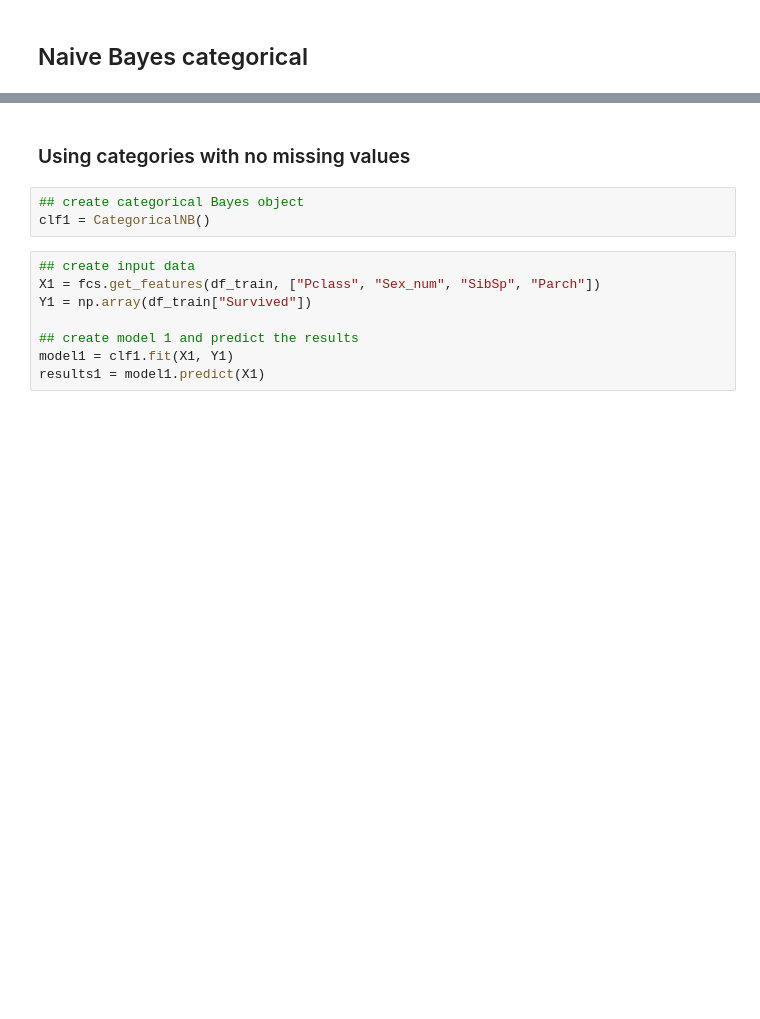
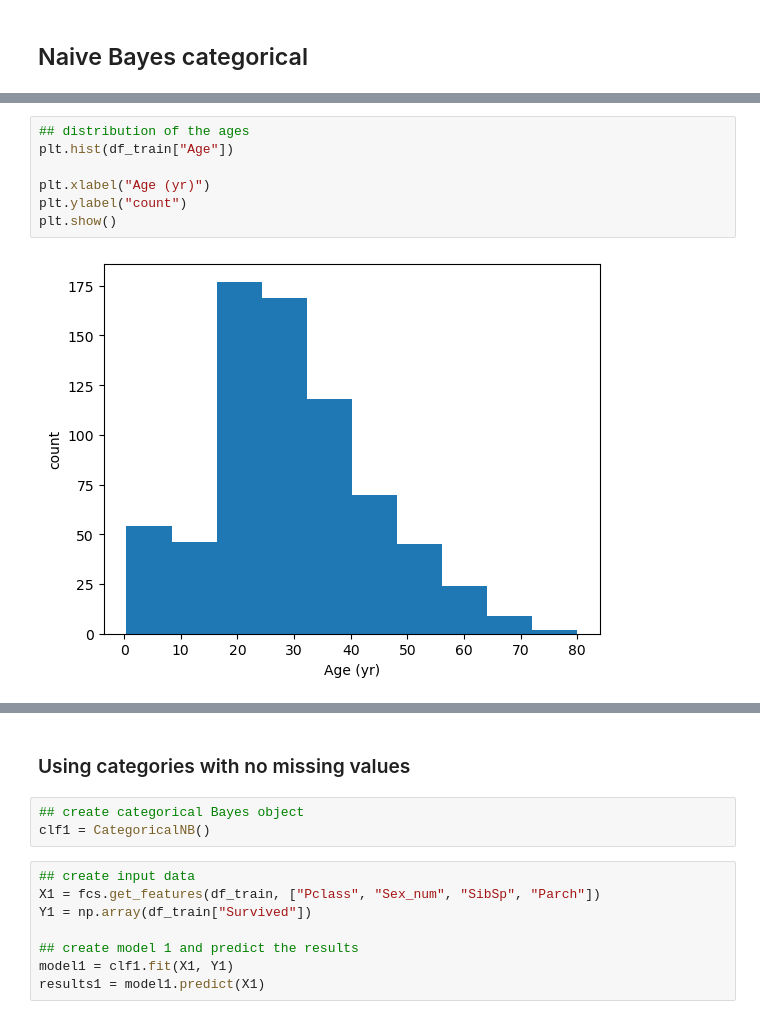
Before and after one commit to lmlb-astro/Kaggle-competitions, a Jupyter notebook: Titanic/survival_exploration_NaiveBayes.ipynb, the cells around one changed output, grey strips where cells are left out. Cells and saved outputs as stored; diff of their text form; blank space fills up the shorter version.

```diff
--- a/Titanic/survival_exploration_NaiveBayes.ipynb
+++ b/Titanic/survival_exploration_NaiveBayes.ipynb
@@ -164,0 +151,9 @@ Also embarkment seems to play a role survival rate.
+# %%
+## distribution of the ages
+plt.hist(df_train["Age"])
+
+plt.xlabel("Age (yr)")
+plt.ylabel("count")
+plt.show()
+# %% [output]
+[figure, added]
```
Also changed, not shown: parts of 11 cells of this notebook.
